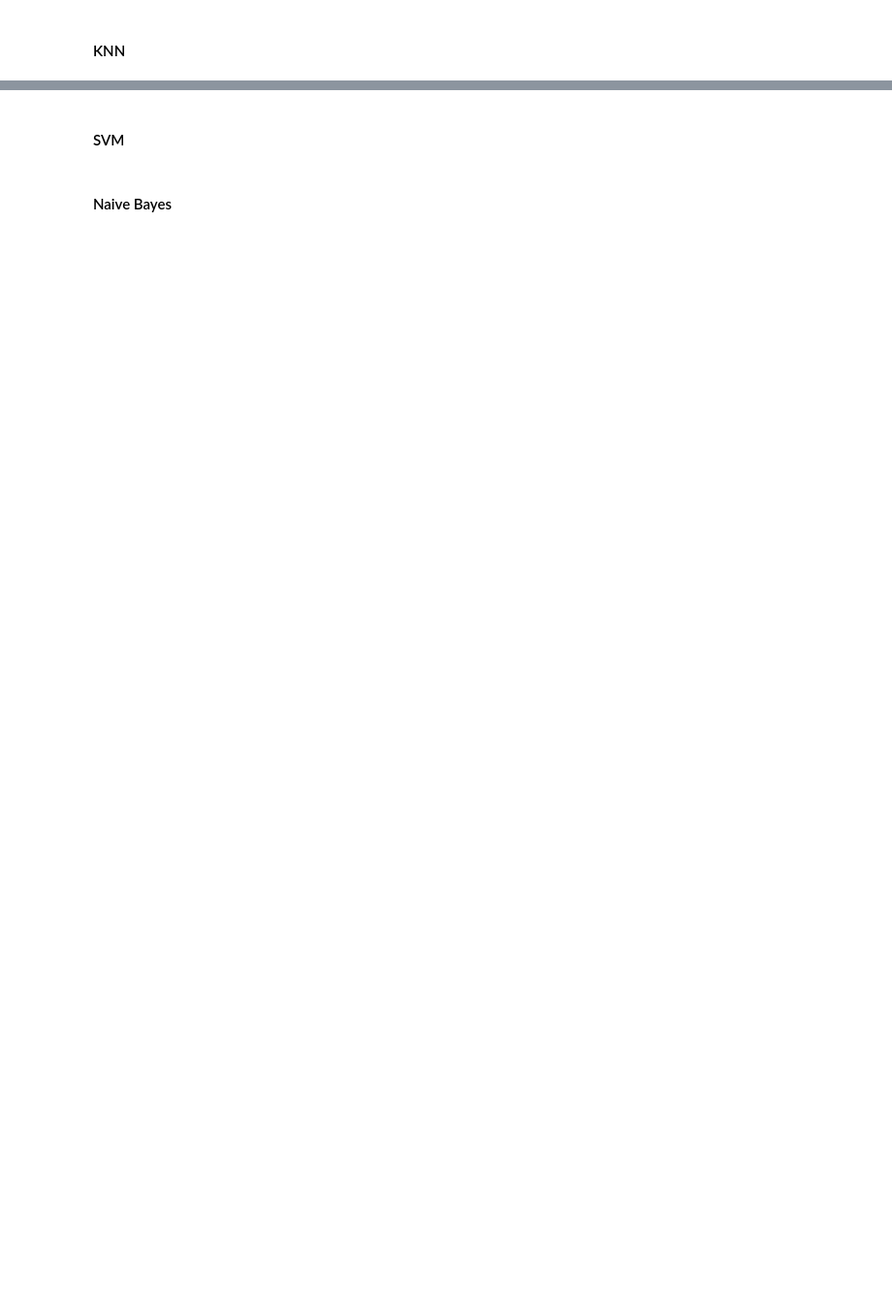
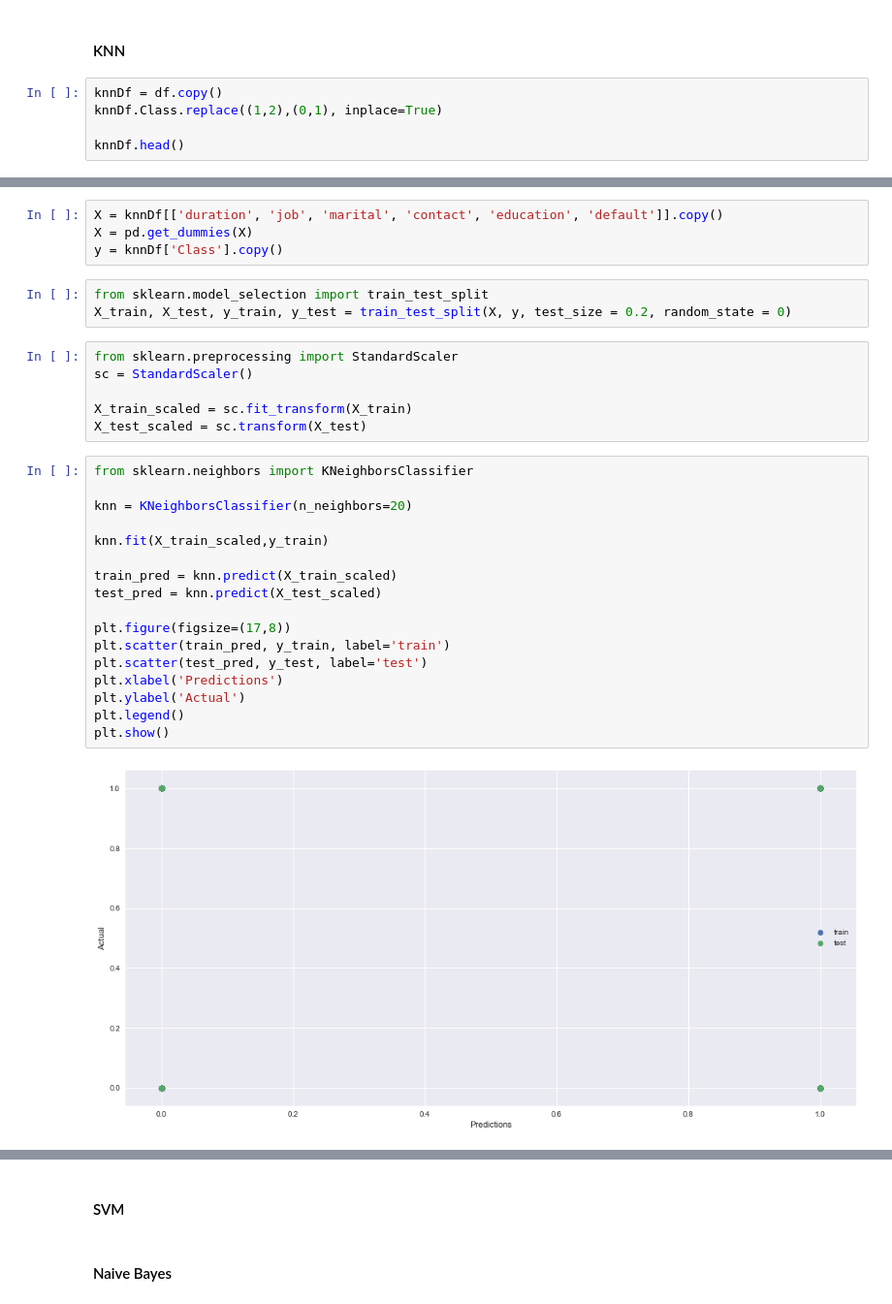
Before and after one commit to Team5UD/bank-marketing, a Jupyter notebook: Group5EDACode.ipynb, the cells around one changed output, grey strips where cells are left out. Shown at 97% size. Cells and saved outputs as stored; diff of their text form; blank space fills up the shorter version.

```diff
--- a/Group5EDACode.ipynb
+++ b/Group5EDACode.ipynb
@@ -589,2 +704,7 @@ grid_search_dt.best_score_'''
 # %% [markdown]
 #### KNN
+# %%
+knnDf = df.copy()
+knnDf.Class.replace((1,2),(0,1), inplace=True)
+
+knnDf.head()
@@ -590,0 +718,32 @@ grid_search_dt.best_score_'''
+# %%
+X = knnDf[['duration', 'job', 'marital', 'contact', 'education', 'default']].copy()
+X = pd.get_dummies(X)
+y = knnDf['Class'].copy()
+# %%
+from sklearn.model_selection import train_test_split
+X_train, X_test, y_train, y_test = train_test_split(X, y, test_size = 0.2, random_state = 0)
+# %%
+from sklearn.preprocessing import StandardScaler
+sc = StandardScaler()
+
+X_train_scaled = sc.fit_transform(X_train)
+X_test_scaled = sc.transform(X_test)
+# %%
+from sklearn.neighbors import KNeighborsClassifier
+
+knn = KNeighborsClassifier(n_neighbors=20)
+
+knn.fit(X_train_scaled,y_train)
+
+train_pred = knn.predict(X_train_scaled)
+test_pred = knn.predict(X_test_scaled)
+
+plt.figure(figsize=(17,8))
+plt.scatter(train_pred, y_train, label='train')
+plt.scatter(test_pred, y_test, label='test')
+plt.xlabel('Predictions')
+plt.ylabel('Actual')
+plt.legend()
+plt.show()
+# %% [output]
+[figure, added]
```
Also changed, not shown: parts of 23 cells of this notebook.
